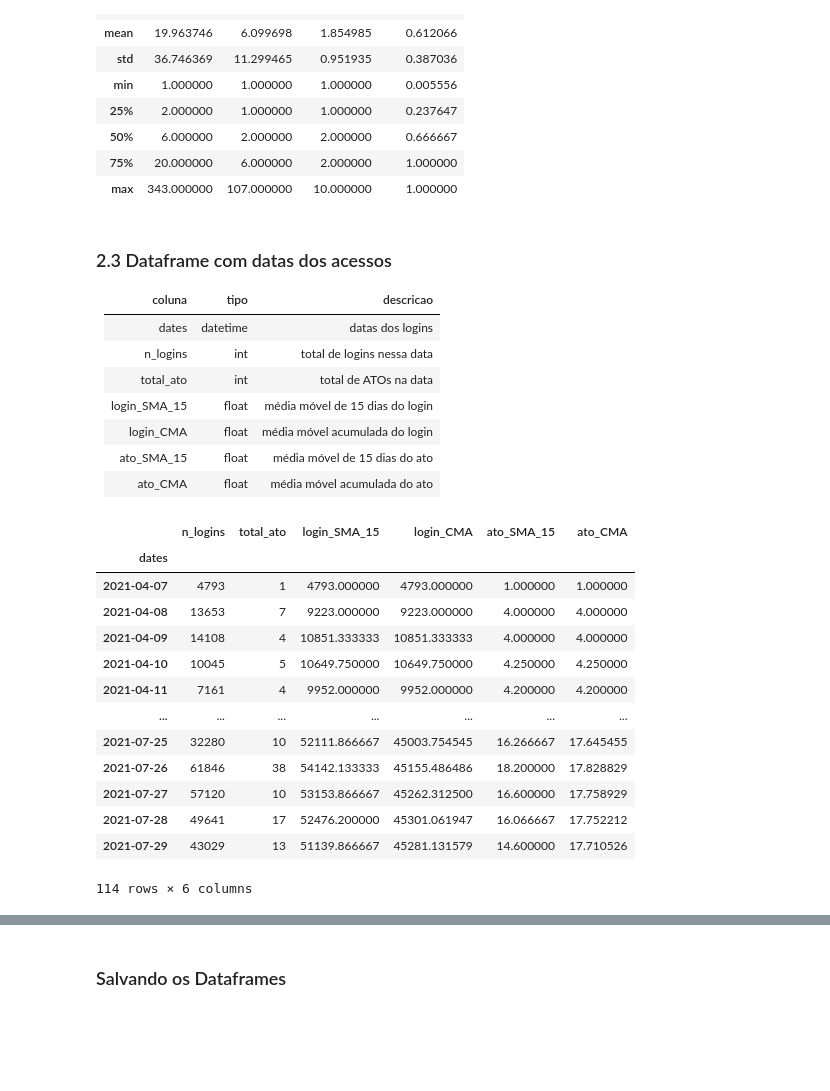
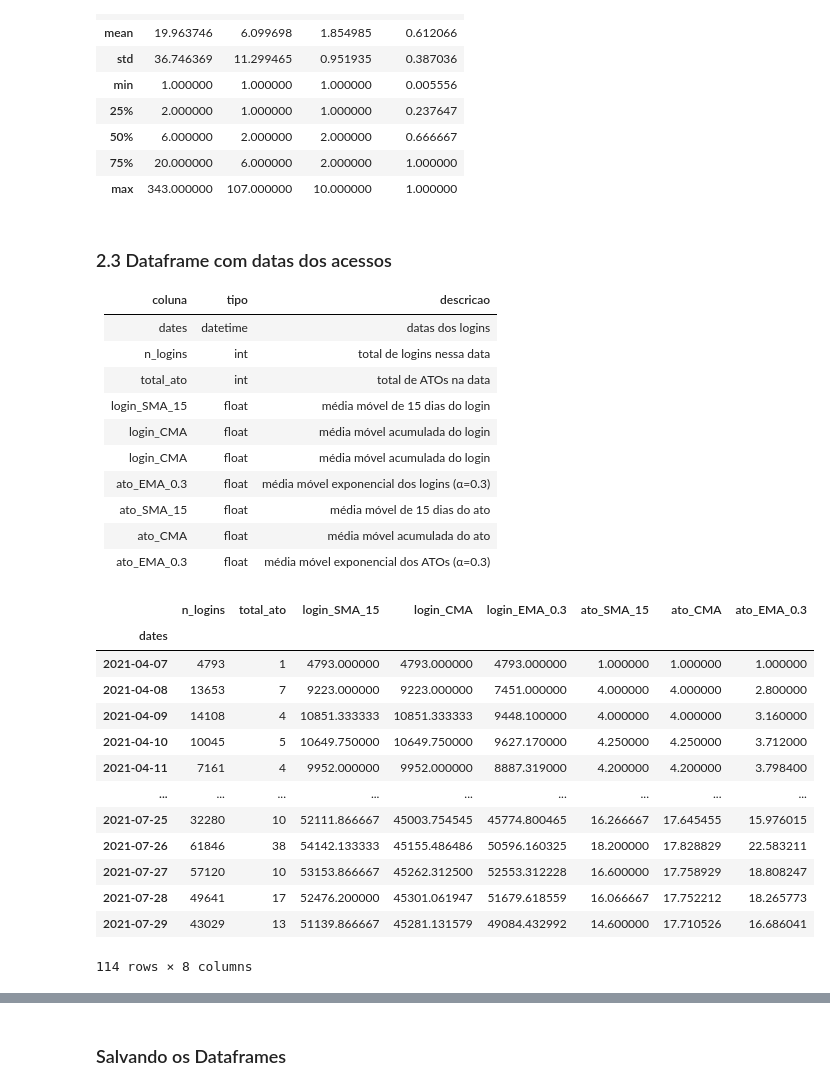
Before and after one commit to pedrosena138/projeto-if997, a Jupyter notebook: Projeto.ipynb, the cells around one changed output, grey strips where cells are left out. Saved outputs shown, nothing was run; the diff lists cells and outputs as text; code cells hidden in the pictures; blank space fills up the shorter version.

```diff
--- a/Projeto.ipynb
+++ b/Projeto.ipynb
@@ -244,46 +244,51 @@ contas_df.describe()
 # %% [markdown]
 ### 2.3 Dataframe com datas dos acessos
 
-| coluna       | tipo     | descricao                       |
-|--------------|----------|---------------------------------|
-| dates        | datetime | datas dos logins                |
-| n_logins     | int      | total de logins nessa data      |
-| total_ato    | int      | total de ATOs na data           |
-| login_SMA_15 | float    | média móvel de 15 dias do login |
-| login_CMA    | float    | média móvel acumulada do login  |
-| ato_SMA_15   | float    | média móvel de 15 dias do ato   |
-| ato_CMA      | float    | média móvel acumulada do ato    |
+| coluna       | tipo     | descricao                                  |
+|--------------|----------|--------------------------------------------|
+| dates        | datetime | datas dos logins                           |
+| n_logins     | int      | total de logins nessa data                 |
+| total_ato    | int      | total de ATOs na data                      |
+| login_SMA_15 | float    | média móvel de 15 dias do login            |
+| login_CMA    | float    | média móvel acumulada do login             |
+| login_CMA    | float    | média móvel acumulada do login             |
+| ato_EMA_0.3  | float    | média móvel exponencial dos logins (α=0.3) |
+| ato_SMA_15   | float    | média móvel de 15 dias do ato              |
+| ato_CMA      | float    | média móvel acumulada do ato               |
+| ato_EMA_0.3  | float    | média móvel exponencial dos ATOs (α=0.3)   |
 # %%
-logins_df['timestamp'] = logins_df['timestamp'].apply(converteData)
-logins_df['dates'] = logins_df['timestamp'].apply(lambda x: x.date())
+# logins_df['timestamp'] = logins_df['timestamp'].apply(converteData)
+# logins_df['dates'] = logins_df['timestamp'].apply(lambda x: x.date())
 
 data_acessos_df = logins_df.groupby('dates')['id'].size().reset_index(name='n_logins')
 ato = logins_df[logins_df['ato'] == 1].groupby('dates').size().reset_index(name='total_ato')
 data_acessos_df = pd.merge(data_acessos_df, ato, on='dates')
 data_acessos_df.set_index('dates', inplace=True)
 
 data_acessos_df['login_SMA_15'] =  data_acessos_df.n_logins.rolling(15, min_periods=1).mean()
 data_acessos_df['login_CMA'] =  data_acessos_df.n_logins.expanding().mean()
+data_acessos_df['login_EMA_0.3'] =  data_acessos_df.n_logins.ewm(alpha=0.3, adjust=False).mean()
 
 data_acessos_df['ato_SMA_15'] =  data_acessos_df.total_ato.rolling(15, min_periods=1).mean()
 data_acessos_df['ato_CMA'] =  data_acessos_df.total_ato.expanding().mean()
+data_acessos_df['ato_EMA_0.3'] =  data_acessos_df.total_ato.ewm(alpha=0.3, adjust=False).mean()
 
 data_acessos_df
 # %% [output]
-|  | n_logins | total_ato | login_SMA_15 | login_CMA | ato_SMA_15 | ato_CMA |
-| dates |  |  |  |  |  |  |
-| 2021-04-07 | 4793 | 1 | 4793.000000 | 4793.000000 | 1.000000 | 1.000000 |
-| 2021-04-08 | 13653 | 7 | 9223.000000 | 9223.000000 | 4.000000 | 4.000000 |
-| 2021-04-09 | 14108 | 4 | 10851.333333 | 10851.333333 | 4.000000 | 4.000000 |
-| 2021-04-10 | 10045 | 5 | 10649.750000 | 10649.750000 | 4.250000 | 4.250000 |
-| 2021-04-11 | 7161 | 4 | 9952.000000 | 9952.000000 | 4.200000 | 4.200000 |
-| ... | ... | ... | ... | ... | ... | ... |
-| 2021-07-25 | 32280 | 10 | 52111.866667 | 45003.754545 | 16.266667 | 17.645455 |
-| 2021-07-26 | 61846 | 38 | 54142.133333 | 45155.486486 | 18.200000 | 17.828829 |
-| 2021-07-27 | 57120 | 10 | 53153.866667 | 45262.312500 | 16.600000 | 17.758929 |
-| 2021-07-28 | 49641 | 17 | 52476.200000 | 45301.061947 | 16.066667 | 17.752212 |
-| 2021-07-29 | 43029 | 13 | 51139.866667 | 45281.131579 | 14.600000 | 17.710526 |
+|  | n_logins | total_ato | login_SMA_15 | login_CMA | login_EMA_0.3 | ato_SMA_15 | ato_CMA | ato_EMA_0.3 |
+| dates |  |  |  |  |  |  |  |  |
+| 2021-04-07 | 4793 | 1 | 4793.000000 | 4793.000000 | 4793.000000 | 1.000000 | 1.000000 | 1.000000 |
+| 2021-04-08 | 13653 | 7 | 9223.000000 | 9223.000000 | 7451.000000 | 4.000000 | 4.000000 | 2.800000 |
+| 2021-04-09 | 14108 | 4 | 10851.333333 | 10851.333333 | 9448.100000 | 4.000000 | 4.000000 | 3.160000 |
+| 2021-04-10 | 10045 | 5 | 10649.750000 | 10649.750000 | 9627.170000 | 4.250000 | 4.250000 | 3.712000 |
+| 2021-04-11 | 7161 | 4 | 9952.000000 | 9952.000000 | 8887.319000 | 4.200000 | 4.200000 | 3.798400 |
+| ... | ... | ... | ... | ... | ... | ... | ... | ... |
+| 2021-07-25 | 32280 | 10 | 52111.866667 | 45003.754545 | 45774.800465 | 16.266667 | 17.645455 | 15.976015 |
+| 2021-07-26 | 61846 | 38 | 54142.133333 | 45155.486486 | 50596.160325 | 18.200000 | 17.828829 | 22.583211 |
+| 2021-07-27 | 57120 | 10 | 53153.866667 | 45262.312500 | 52553.312228 | 16.600000 | 17.758929 | 18.808247 |
+| 2021-07-28 | 49641 | 17 | 52476.200000 | 45301.061947 | 51679.618559 | 16.066667 | 17.752212 | 18.265773 |
+| 2021-07-29 | 43029 | 13 | 51139.866667 | 45281.131579 | 49084.432992 | 14.600000 | 17.710526 | 16.686041 |
-114 rows × 6 columns
+114 rows × 8 columns
 # %%
 #Novas colunas
 logins_df['device_age_ms'] = logins_df['device_age_ms'].apply(converteIdade)
```
Also changed, not shown: parts of 3 cells of this notebook.
